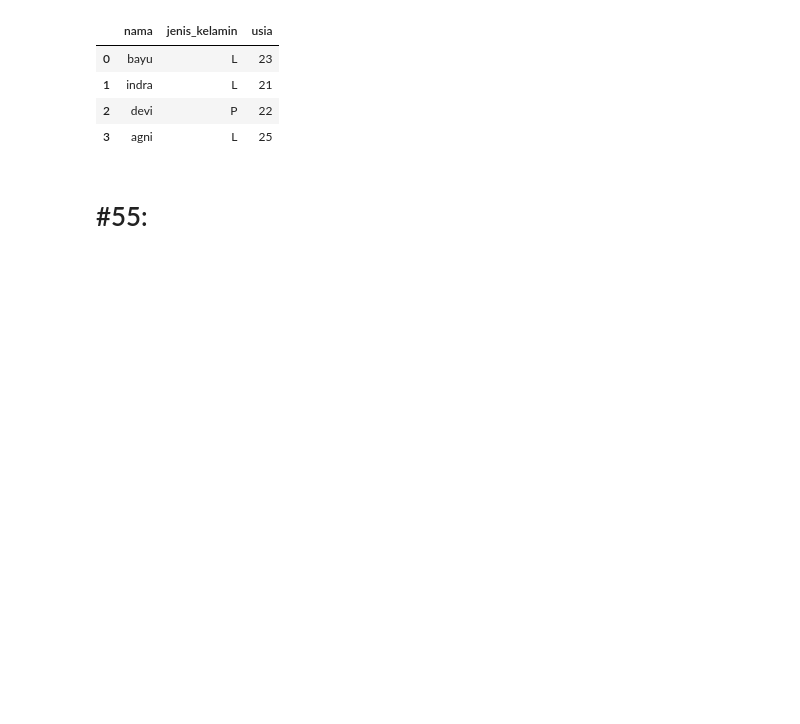
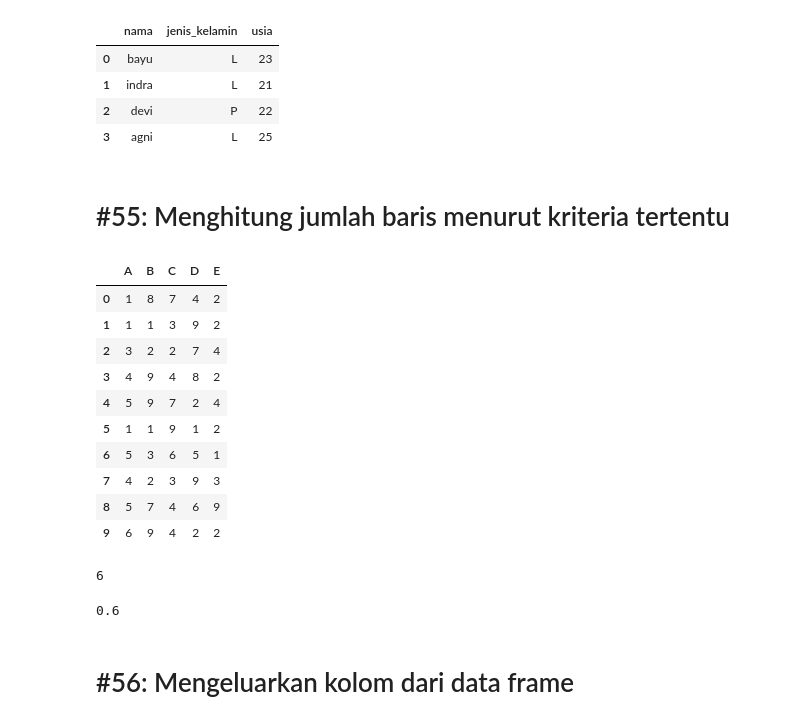
Before and after one commit to yap23/belajar_python, a Jupyter notebook: Belajar Pandas.ipynb, the cells around one changed output. Drawn from its saved outputs; the diff is of its cells as text; code cells hidden in the pictures; blank space fills up the shorter version.

```diff
--- a/Belajar Pandas.ipynb
+++ b/Belajar Pandas.ipynb
@@ -2751,5 +2751,36 @@ df
 | 1 | indra | L | 21 |
 | 2 | devi | P | 22 |
 | 3 | agni | L | 25 |
-# %% [markdown]
-# #55:
+# %% [markdown]
+# #55: Menghitung jumlah baris menurut kriteria tertentu
+# %%
+# Persiapan data frame
+n_rows = 10
+n_cols = 5
+cols = tuple('ABCDE')
+
+df = pd.DataFrame(np.random.randint(1,10,size=(n_rows, n_cols)), columns=cols)
+df
+# %% [output]
+|  | A | B | C | D | E |
+| 0 | 1 | 8 | 7 | 4 | 2 |
+| 1 | 1 | 1 | 3 | 9 | 2 |
+| 2 | 3 | 2 | 2 | 7 | 4 |
+| 3 | 4 | 9 | 4 | 8 | 2 |
+| 4 | 5 | 9 | 7 | 2 | 4 |
+| 5 | 1 | 1 | 9 | 1 | 2 |
+| 6 | 5 | 3 | 6 | 5 | 1 |
+| 7 | 4 | 2 | 3 | 9 | 3 |
+| 8 | 5 | 7 | 4 | 6 | 9 |
+| 9 | 6 | 9 | 4 | 2 | 2 |
+# %%
+# Menghitung jumlah baris menurut kriteria tertnetu
+(df['A'] < 5).sum()
+# %% [output]
+6
+# %%
+(df['A'] < 5).mean()
+# %% [output]
+0.6
+# %% [markdown]
+# #56: Mengeluarkan kolom dari data frame
```
Also changed, not shown: parts of 4 cells of this notebook.
